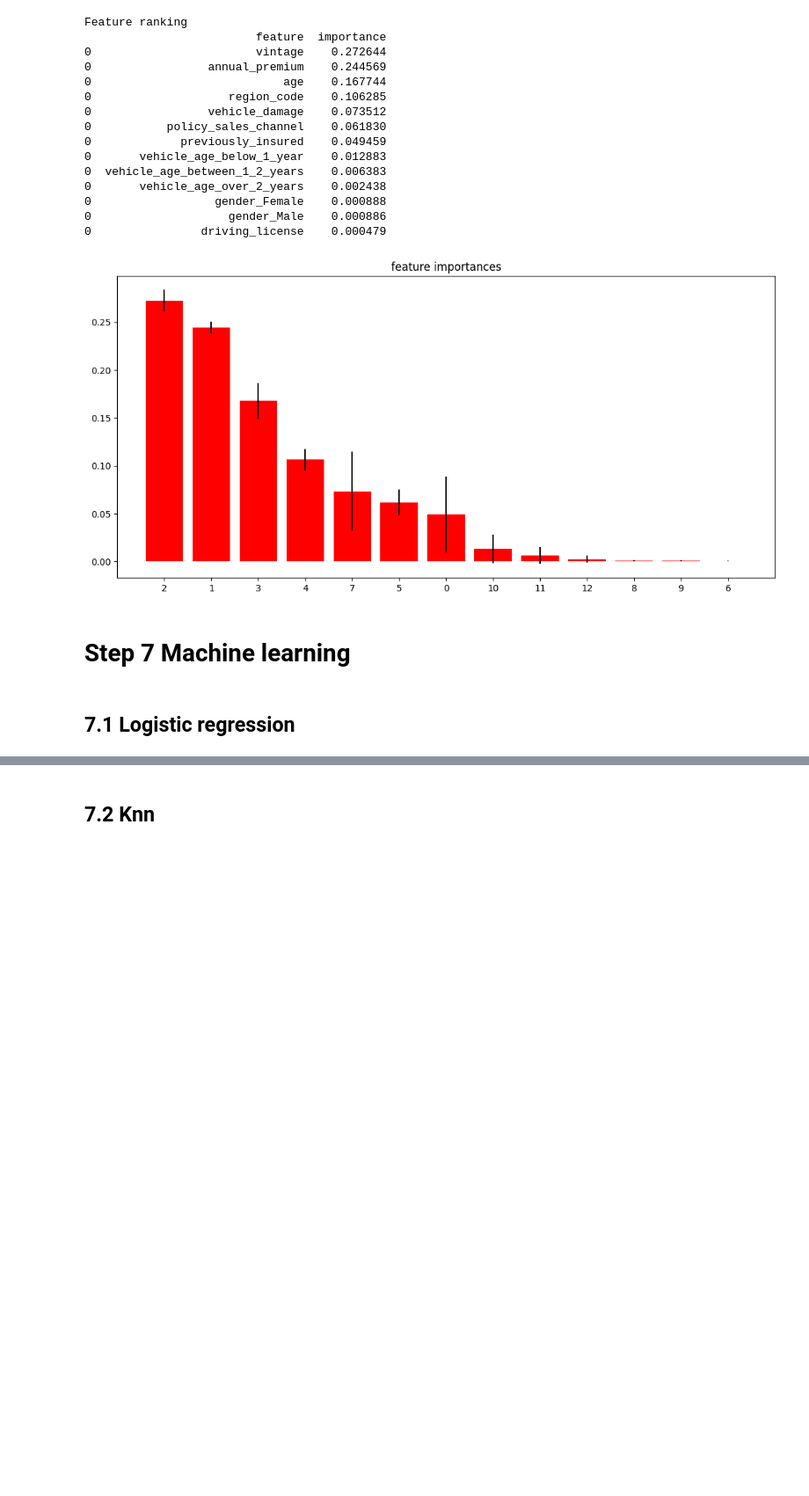
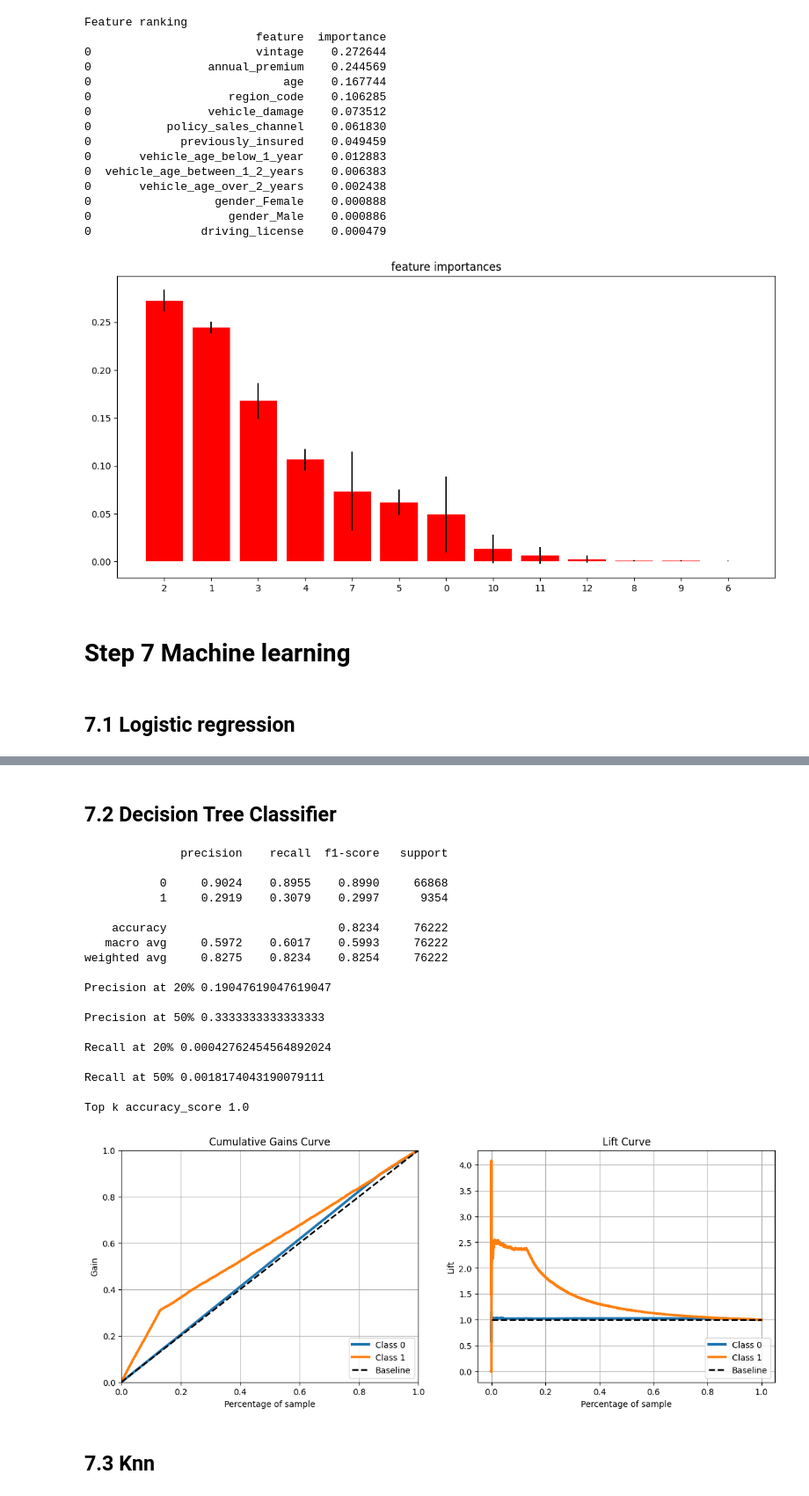
Before and after one commit to Eduardo-95-DS/Car-Insurance-Interest, a Jupyter notebook: notebooks/look_1.0-ear-health-insurance-cross-sell.ipynb, the cells around one changed output, grey strips where cells are left out. Shown at 88% size. Cells and saved outputs as stored; diff of their text form; code cells hidden in the pictures; blank space fills up the shorter version.

```diff
--- a/notebooks/cross_sell.ipynb
+++ b/notebooks/look_1.0-ear-health-insurance-cross-sell.ipynb
@@ -1136,2 +1205,70 @@ Recall at 50% 0.0010695187165775401
+# %% [markdown]
+## **7.2 Decision Tree Classifier**
+# %%
+# model definition
+dtc = DecisionTreeClassifier(random_state=42)
+
+# model training
+dtc.fit(x_train,y_train)
+
+# model prediction
+yhat_dtc=dtc.predict_proba(x_val);
+
+# model prediction 2
+yhat_dtc2=dtc.predict(x_val);
+print((classification_report(y_val, yhat_dtc2,digits=4)))
+
+
+df = x_validation.copy()
+df['response'] = y_validation.copy()
+
+# propensity score
+df['score'] = yhat_dtc[:, 1].tolist()
+
+# sort clients by propensity score
+df = df.sort_values( 'score', ascending=False )
+
+# compute precision at k
+precision_at_20, data = precision_at_k( df, k=20 )
+precision_at_50, data = precision_at_k( df, k=50 )
+print(f'Precision at 20% {precision_at_20}','\n')
+print(f'Precision at 50% {precision_at_50}','\n')
+
+# compute recall at k
+recall_at_20, data = recall_at_k( df, k=20 )
+recall_at_50, data = recall_at_k( df, k=50 )
+print(f'Recall at 20% {recall_at_20}','\n')
+print(f'Recall at 50% {recall_at_50}','\n')
+print(f'Top k accuracy_score {top_k_accuracy_score(y_val, yhat_dtc2, k=2)}')
+
+# accumulative gain
+rcParams['figure.figsize'] = 14,5
+grid=gridspec.GridSpec(1,2)
+
+ax = plt.subplot(grid[0,0])
+skplt.metrics.plot_cumulative_gain(y_val,yhat_dtc,ax=ax);
+
+ax2 = plt.subplot(grid[0,1])
+skplt.metrics.plot_lift_curve( y_val, yhat_dtc,ax=ax2 );
+# %% [output]
+              precision    recall  f1-score   support
+
+           0     0.9024    0.8955    0.8990     66868
+           1     0.2919    0.3079    0.2997      9354
+
+    accuracy                         0.8234     76222
+   macro avg     0.5972    0.6017    0.5993     76222
+weighted avg     0.8275    0.8234    0.8254     76222
+
+Precision at 20% 0.19047619047619047
+
+Precision at 50% 0.3333333333333333
+
+Recall at 20% 0.00042762454564892024
+
+Recall at 50% 0.0018174043190079111
+
+Top k accuracy_score 1.0
+[figure, added]
 # %% [markdown]
-## **7.2 Knn**
+## **7.3 Knn**
```
Also changed, not shown: parts of 56 cells of this notebook, 1 other file.
